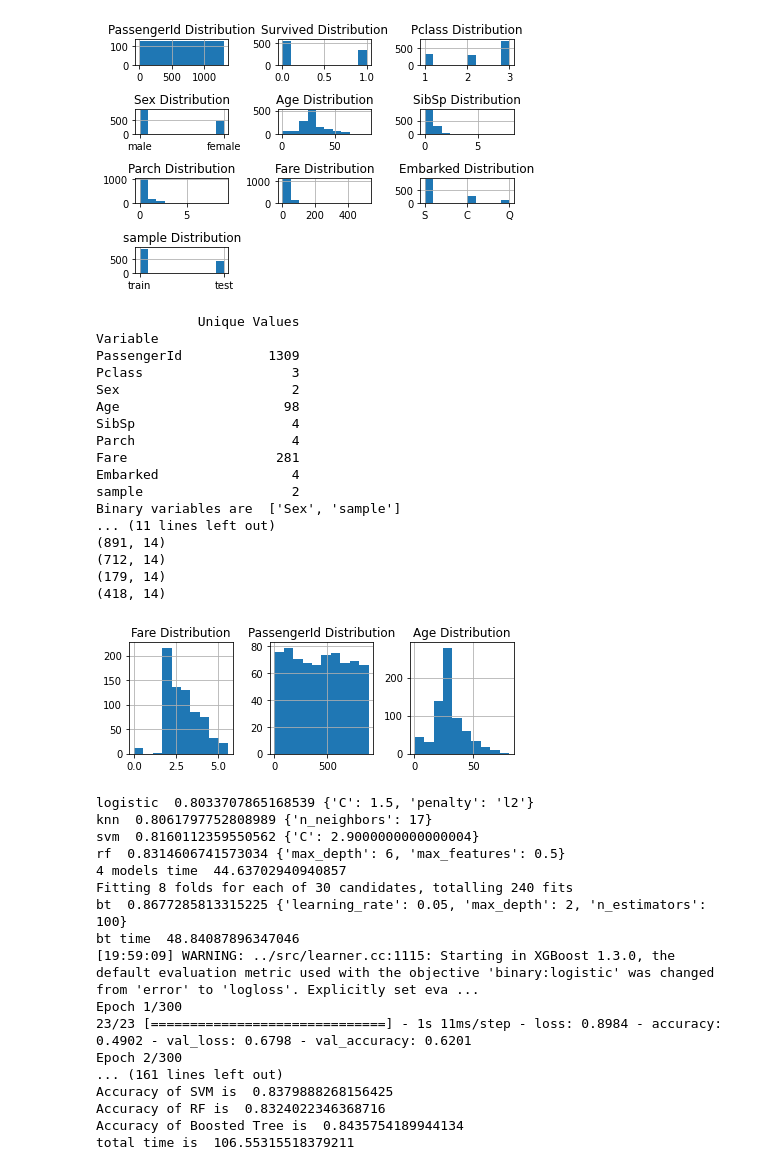
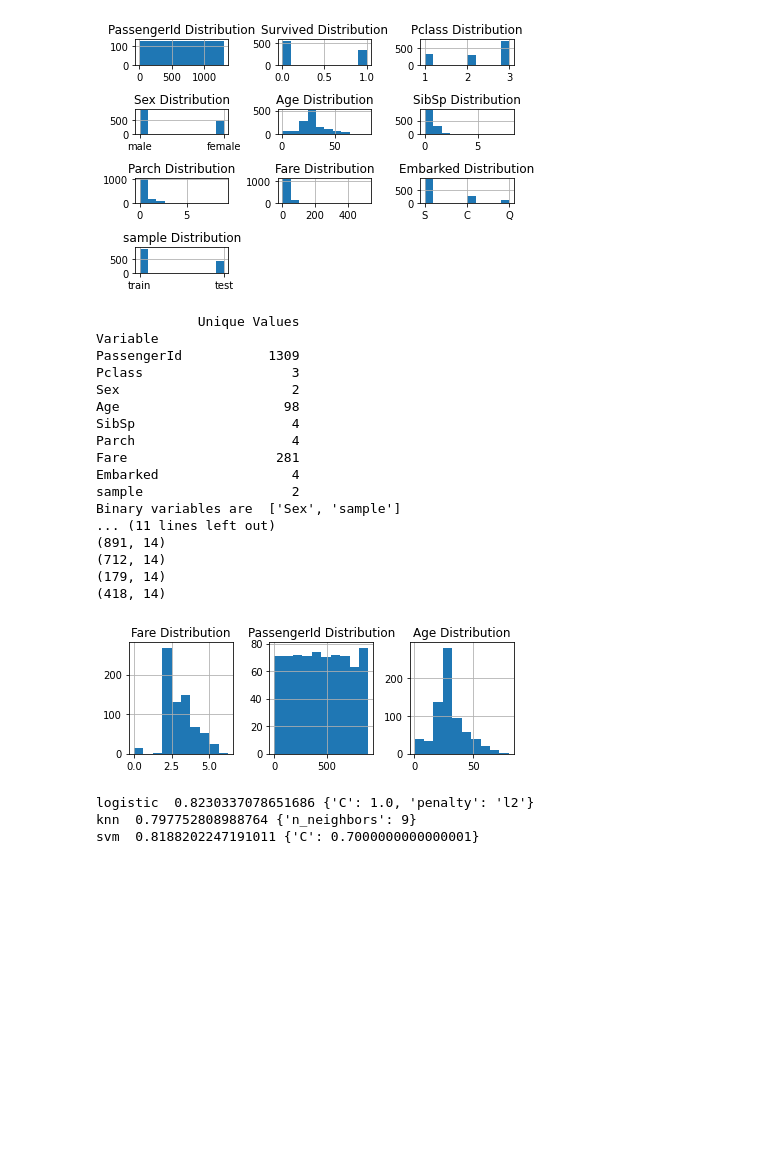
Before and after one commit to MykolaPinchuk/Kaggle, a Jupyter notebook: Projects/KProject_Titanic.ipynb, the cells around one changed output. Cells and saved outputs as stored; diff of their text form; code cells hidden in the pictures; blank space fills up the shorter version.

```diff
--- a/Projects/KProject_Titanic.ipynb
+++ b/Projects/KProject_Titanic.ipynb
@@ -138,7 +138,7 @@ X_test = test.drop(columns=['Survived'])
 print(X_train.shape)
 X_train.head(3)
 
-X_train, X_traintest, y_train, y_traintest = train_test_split(X_train,y_train,test_size=0.2, random_state=5)
+X_train, X_traintest, y_train, y_traintest = train_test_split(X_train,y_train,test_size=0.2, random_state=8)
 
 print(X_train.shape)
 print(X_traintest.shape)
@@ -195,7 +195,7 @@ print('svm ', model_svm.best_score_, model_svm.best_params_)
 
 # may look here: https://www.geeksforgeeks.org/hyperparameter-tuning/
 
-grid_values = [{'max_depth': list(range(2, 8, 1)), 'max_features': list(np.arange(0.3,0.61,0.1)),
+grid_values = [{'max_depth': list(range(3, 7, 1)), 'max_features': list(np.arange(0.2,0.51,0.1)),
                'n_estimators': [100, 200]}]
 rfc = RandomForestClassifier(random_state=42)
 model_rf = GridSearchCV(rfc, grid_values, cv = 8, scoring='accuracy')
@@ -234,7 +234,7 @@ print('bt ', grid_search.best_score_, grid_search.best_params_)
 print('bt time ', time.time()-t2)
 
 xgbc = XGBClassifier(nthread=4, seed=42, use_label_encoder=False,
-                     max_depth=2, n_estimators=300, learning_rate=0.02)
+                     max_depth=2, n_estimators=300, learning_rate=0.01)
 xgbc.fit(X_train, y_train)
 
 # here I will add ANN
@@ -270,59 +270,47 @@ yhat_lm = model_lr.predict(X_traintest)
 yhat_knn = model_knn.predict(X_traintest)
 yhat_svm = model_svm.predict(X_traintest)
 yhat_rf = model_rf.predict(X_traintest)
-yhat_bt = xgbc.predict(X_traintest)
+yhat_btcv = grid_search.predict(X_traintest)
+yhat_btm = xgbc.predict(X_traintest)
 print('Accuracy of logistic regression is ', 1-(np.abs(yhat_lm-y_traintest)).mean())
 print('Accuracy of KNN is ', 1-(np.abs(yhat_knn-y_traintest)).mean())
 print('Accuracy of SVM is ', 1-(np.abs(yhat_svm-y_traintest)).mean())
 print('Accuracy of RF is ', 1-(np.abs(yhat_rf-y_traintest)).mean())
-print('Accuracy of Boosted Tree is ', 1-(np.abs(yhat_bt-y_traintest)).mean())
+print('Accuracy of Boosted Tree cv is ', 1-(np.abs(yhat_btcv-y_traintest)).mean())
+print('Accuracy of Boosted Tree manl is ', 1-(np.abs(yhat_btm-y_traintest)).mean())
 print('total time is ', time.time() - time1)
 # %% [output]
 (891, 12)
 (891, 9) (418, 8)
 (1309, 10)
        PassengerId    Survived       Pclass          Age        SibSp        Parch         Fare
 count  1309.000000  891.000000  1309.000000  1309.000000  1309.000000  1309.000000  1309.000000
 mean    655.000000    0.383838     2.294882    29.503186     0.498854     0.385027    33.281086
 std     378.020061    0.486592     0.837836    12.905241     1.041658     0.865560    51.741500
 min       1.000000    0.000000     1.000000     0.170000     0.000000     0.000000     0.000000
 25%     328.000000    0.000000     2.000000    22.000000     0.000000     0.000000     7.895800
 50%     655.000000    0.000000     3.000000    28.000000     0.000000     0.000000    14.454200
 75%     982.000000    1.000000     3.000000    35.000000     1.000000     0.000000    31.275000
 max    1309.000000    1.000000     3.000000    80.000000     8.000000     9.000000   512.329200
 [figure]
              Unique Values
 Variable
 PassengerId           1309
 Pclass                   3
 Sex                      2
 Age                     98
 SibSp                    4
 Parch                    4
 Fare                   281
 Embarked                 4
 sample                   2
 Binary variables are  ['Sex', 'sample']
 ... (11 lines left out)
 (891, 14)
 (712, 14)
 (179, 14)
 (418, 14)
-[figure, old version]
+[figure, new version]
-logistic  0.8033707865168539 {'C': 1.5, 'penalty': 'l2'}
-knn  0.8061797752808989 {'n_neighbors': 17}
-svm  0.8160112359550562 {'C': 2.9000000000000004}
-rf  0.8314606741573034 {'max_depth': 6, 'max_features': 0.5}
-4 models time  44.63702940940857
-Fitting 8 folds for each of 30 candidates, totalling 240 fits
-bt  0.8677285813315225 {'learning_rate': 0.05, 'max_depth': 2, 'n_estimators': 100}
-bt time  48.84087896347046
-[19:59:09] WARNING: ../src/learner.cc:1115: Starting in XGBoost 1.3.0, the default evaluation metric used with the objective 'binary:logistic' was changed from 'error' to 'logloss'. Explicitly set eva ...
-Epoch 1/300
-23/23 [==============================] - 1s 11ms/step - loss: 0.8984 - accuracy: 0.4902 - val_loss: 0.6798 - val_accuracy: 0.6201
-Epoch 2/300
-... (161 lines left out)
-Accuracy of SVM is  0.8379888268156425
-Accuracy of RF is  0.8324022346368716
-Accuracy of Boosted Tree is  0.8435754189944134
-total time is  106.55315518379211
+logistic  0.8230337078651686 {'C': 1.0, 'penalty': 'l2'}
+knn  0.797752808988764 {'n_neighbors': 9}
+svm  0.8188202247191011 {'C': 0.7000000000000001}
```
Also changed, not shown: parts of 7 cells of this notebook.
